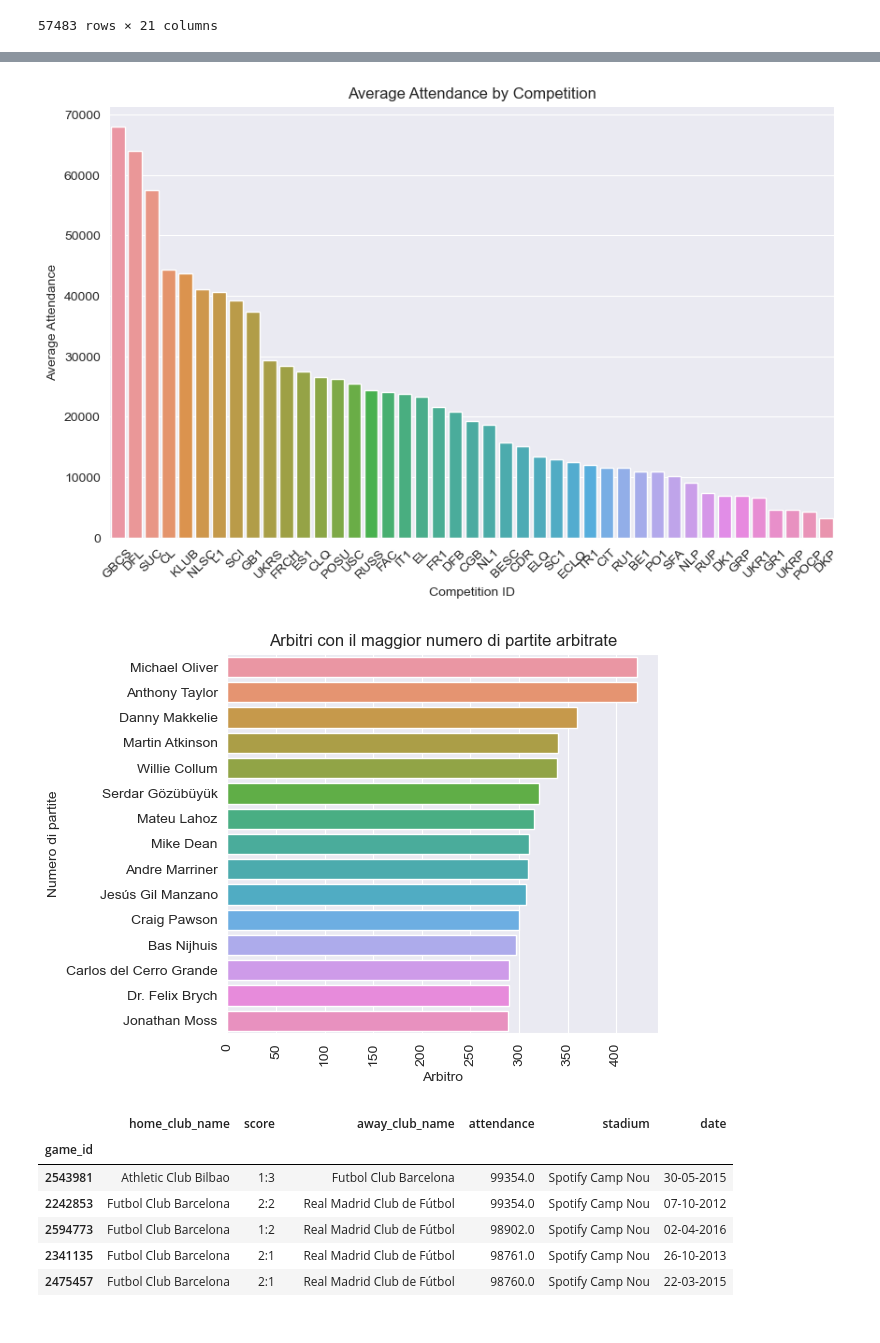
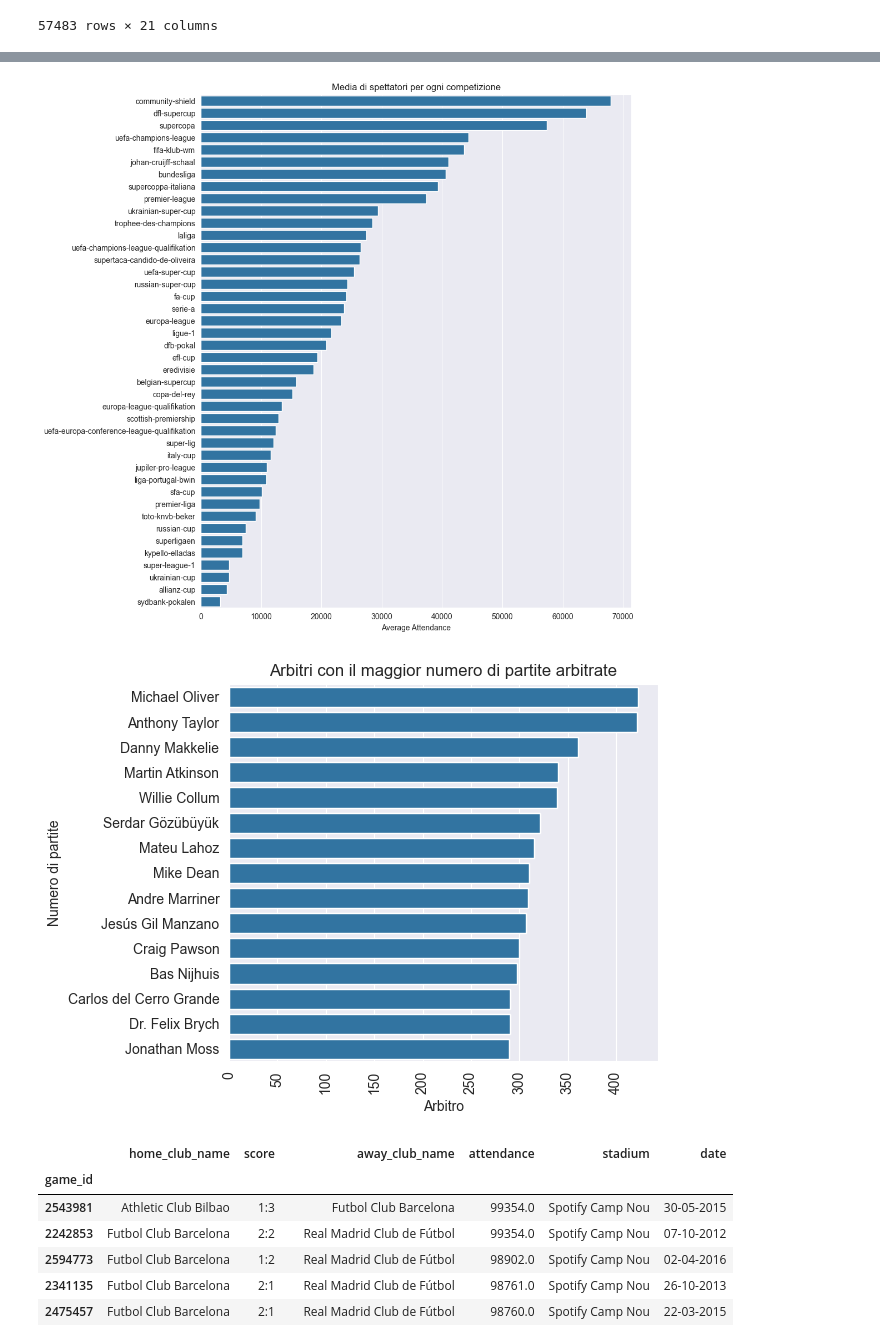
Before and after one commit to RiccardoPili/Football-Data-Analysis, a Jupyter notebook: games.ipynb, the cells around one changed output, grey strips where cells are left out. Drawn from its saved outputs; the diff is of its cells as text; code cells hidden in the pictures.

```diff
--- a/games.ipynb
+++ b/games.ipynb
@@ -5,7 +5,7 @@ import pandas as pd
 import matplotlib.pylab as plt
 import seaborn as sns
 
-games_df = pd.read_csv("/Users/pato/Desktop/FootballData/games.csv")
+games_df = pd.read_csv("C:/Users/ricca/Desktop/FootballData/games.csv")
 # %% [markdown]
 # Data Preparation
 # %%
@@ -333,0 +310,6 @@ plt.show()
+# %%
+competitions_df = pd.read_csv("C:/Users/ricca/Desktop/FootballData/competitions.csv")
+
+merged_df = pd.merge(games_df, competitions_df, on='competition_id', how='left')
+
+merged_df
@@ -334,17 +330,15 @@ plt.show()
 # %%
-# Spettatori medi per campionato
-avg_attendance_by_competition = games_df.groupby('competition_id')['attendance'].mean().reset_index().sort_values(by='attendance', ascending=False)
+# Spettatori medi per ogni competizione
+avg_attendance_by_competition = (merged_df.groupby('competition_code')['attendance'].mean().reset_index()).sort_values(by='attendance', ascending=False)
 
-# Disegna il grafico utilizzando Seaborn
-plt.figure(figsize=(10, 6))
-sns.barplot(data=avg_attendance_by_competition, x='competition_id', y='attendance')
-plt.title('Average Attendance by Competition')
-plt.xlabel('Competition ID')
-plt.ylabel('Average Attendance')
-plt.xticks(rotation=45)
+plt.figure(figsize=(10, 12))
+sns.barplot(data=avg_attendance_by_competition, y='competition_code', x='attendance')
+plt.title('Media di spettatori per ogni competizione')
+plt.ylabel('')
+plt.xlabel('Average Attendance')
 plt.show()
 # %% [output]
-[figure, old version]
+[figure, new version]
 # %%
 # Arbitri con il maggior numero di partite arbitrate
 games_df.query('date > "01-01-2023"')
@@ -364,7 +358,7 @@ plt.tight_layout()
 
 plt.show()
 # %% [output]
-[figure, old version]
+[figure, new version]
 # %%
 # Partite con più spettatori (attendance)
 df_sorted = games_df.sort_values(by='attendance', ascending=False).head(20)
```
Also changed, not shown: parts of 10 cells of this notebook, 2 other files.
